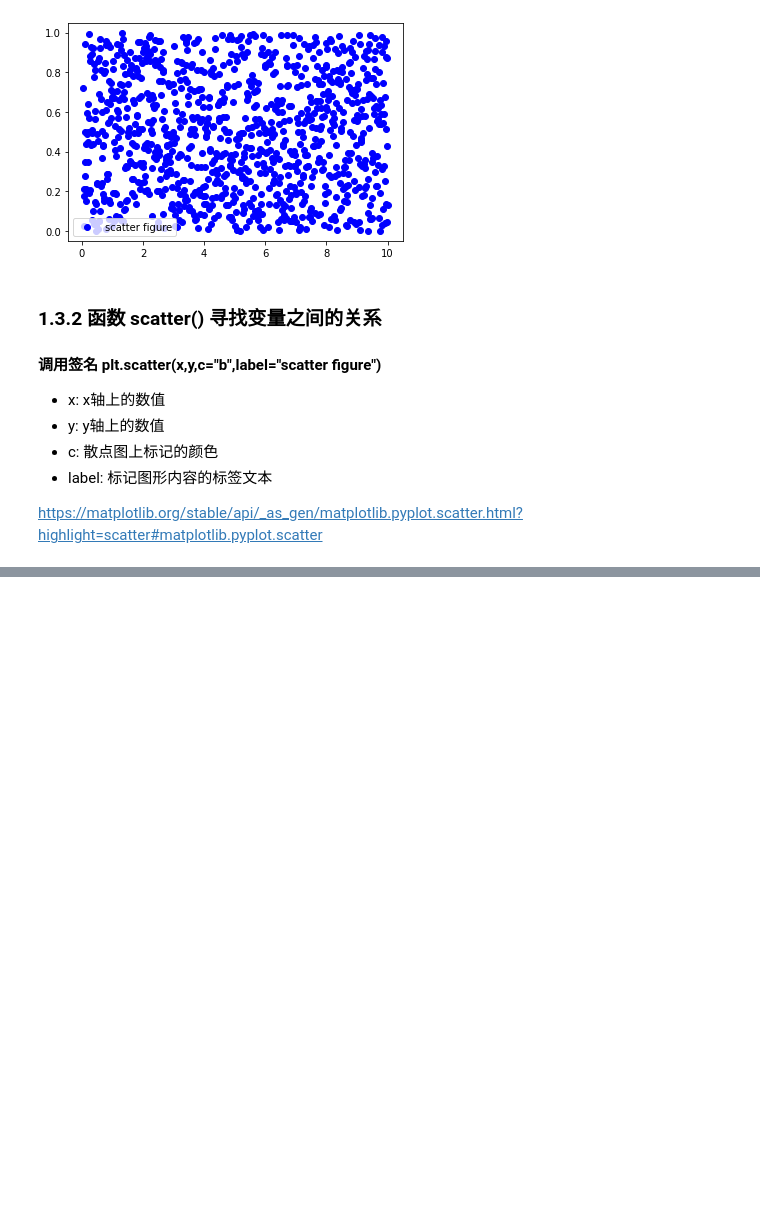
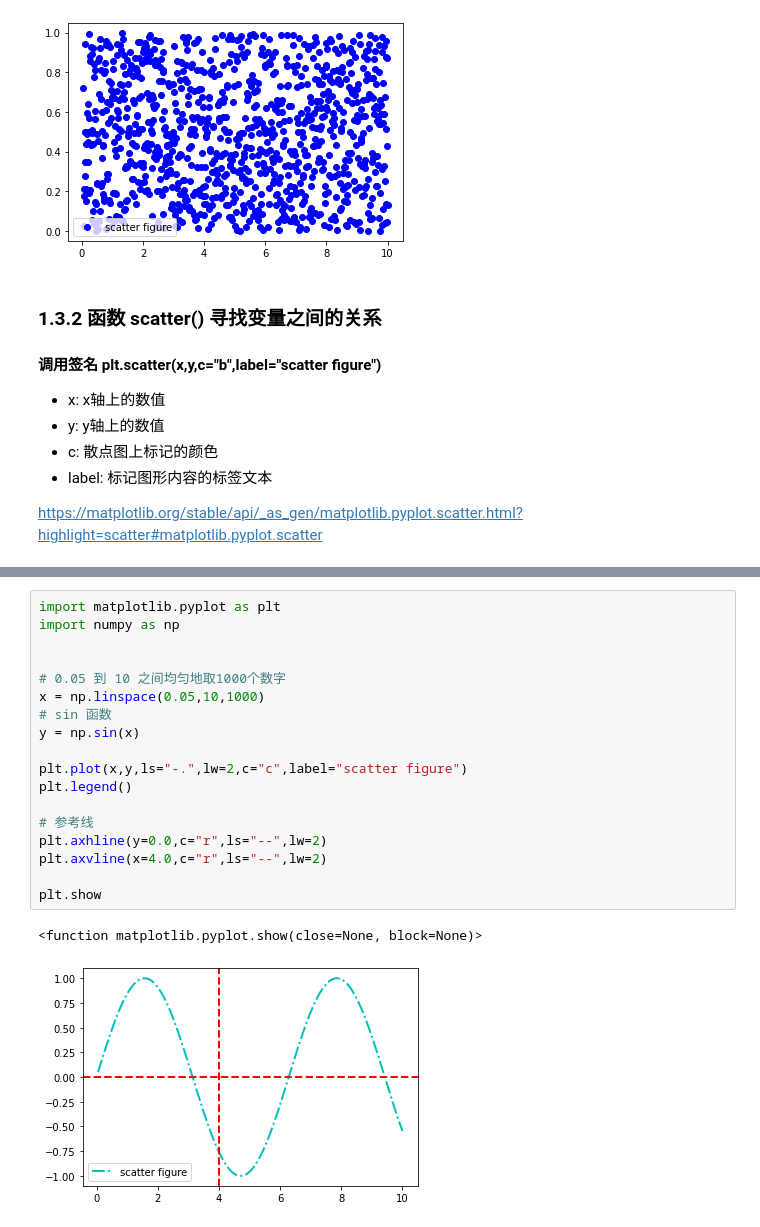
Before and after one commit to liuyinzhe/matplotlib_learn, a Jupyter notebook: matplotlib_1.ipynb, the cells around one changed output, grey strips where cells are left out. Cells and saved outputs as stored; diff of their text form; blank space fills up the shorter version.

```diff
--- a/matplotlib_1.ipynb
+++ b/matplotlib_1.ipynb
@@ -91,0 +152,21 @@ plt.show
+# %%
+import matplotlib.pyplot as plt
+import numpy as np
+
+
+# 0.05 到 10 之间均匀地取1000个数字
+x = np.linspace(0.05,10,1000)
+# sin 函数
+y = np.sin(x)
+
+plt.plot(x,y,ls="-.",lw=2,c="c",label="scatter figure")
+plt.legend()
+
+# 参考线
+plt.axhline(y=0.0,c="r",ls="--",lw=2)
+plt.axvline(x=4.0,c="r",ls="--",lw=2)
+
+plt.show
+# %% [output]
+<function matplotlib.pyplot.show(close=None, block=None)>
+[figure, added]
```
Also changed, not shown: parts of 19 cells of this notebook.
